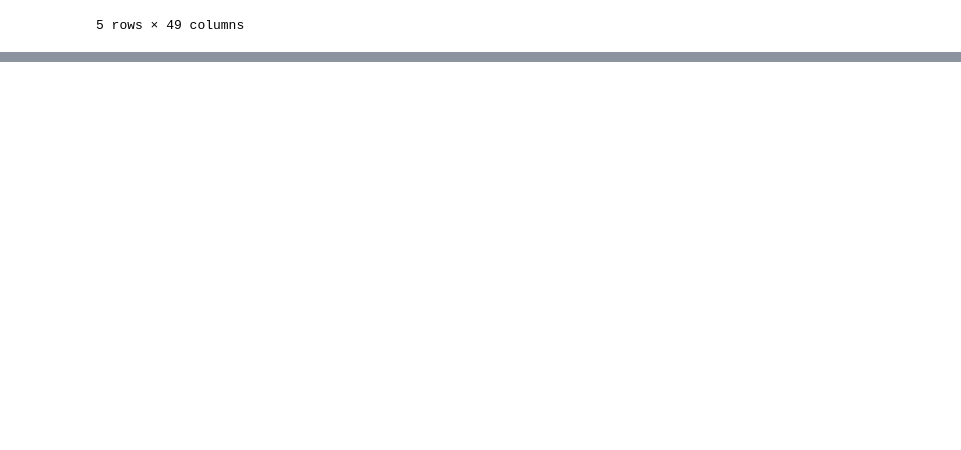
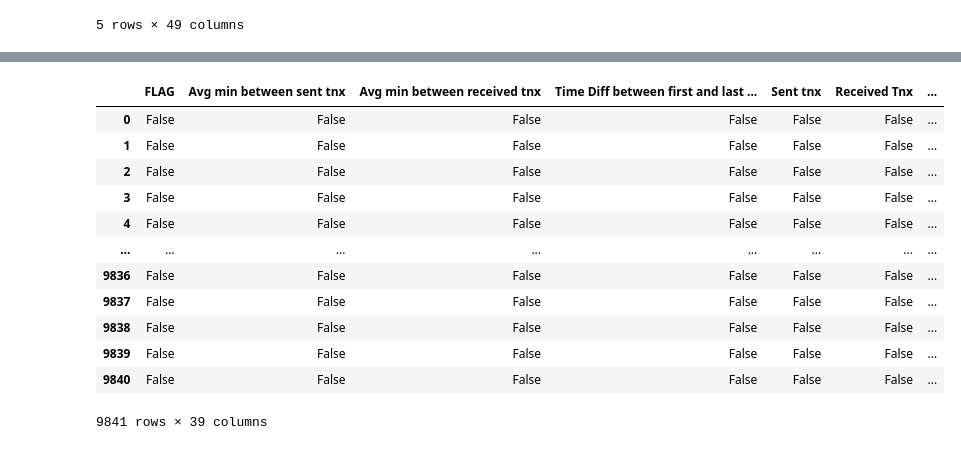
Before and after one commit to ralterman/crypto_fraud, a Jupyter notebook: crypto_fraud.ipynb, the cells around one changed output, grey strips where cells are left out. Cells and saved outputs as stored; diff of their text form; code cells hidden in the pictures; blank space fills up the shorter version.

```diff
--- a/crypto_fraud.ipynb
+++ b/crypto_fraud.ipynb
@@ -14,0 +37,5 @@ transactions.head()
+# %%
+transactions.columns = transactions.columns.str.lstrip()
+# %%
+# Remove non-numerical categories
+transactions.drop(columns = ['Address', 'ERC20 most sent token type', 'ERC20_most_rec_token_type'], inplace = True)
@@ -14,0 +70,6 @@ transactions.head()
+# %%
+# Remove categories containing only zeros
+transactions.drop(columns = ['ERC20 avg time between sent tnx', 'ERC20 avg time between rec tnx',
+                            'ERC20 avg time between rec 2 tnx', 'ERC20 avg time between contract tnx',
+                            'ERC20 min val sent contract', 'ERC20 max val sent contract',
+                            'ERC20 avg val sent contract'], inplace = True)
@@ -14,0 +84,16 @@ transactions.head()
+# %%
+transactions.isna()
+# %% [output]
+|  | FLAG | Avg min between sent tnx | Avg min between received tnx | Time Diff between first and last ... | Sent tnx | Received Tnx | ... |
+| 0 | False | False | False | False | False | False | ... |
+| 1 | False | False | False | False | False | False | ... |
+| 2 | False | False | False | False | False | False | ... |
+| 3 | False | False | False | False | False | False | ... |
+| 4 | False | False | False | False | False | False | ... |
+| ... | ... | ... | ... | ... | ... | ... | ... |
+| 9836 | False | False | False | False | False | False | ... |
+| 9837 | False | False | False | False | False | False | ... |
+| 9838 | False | False | False | False | False | False | ... |
+| 9839 | False | False | False | False | False | False | ... |
+| 9840 | False | False | False | False | False | False | ... |
+9841 rows × 39 columns
```
Also changed, not shown: parts of 7 cells of this notebook.
